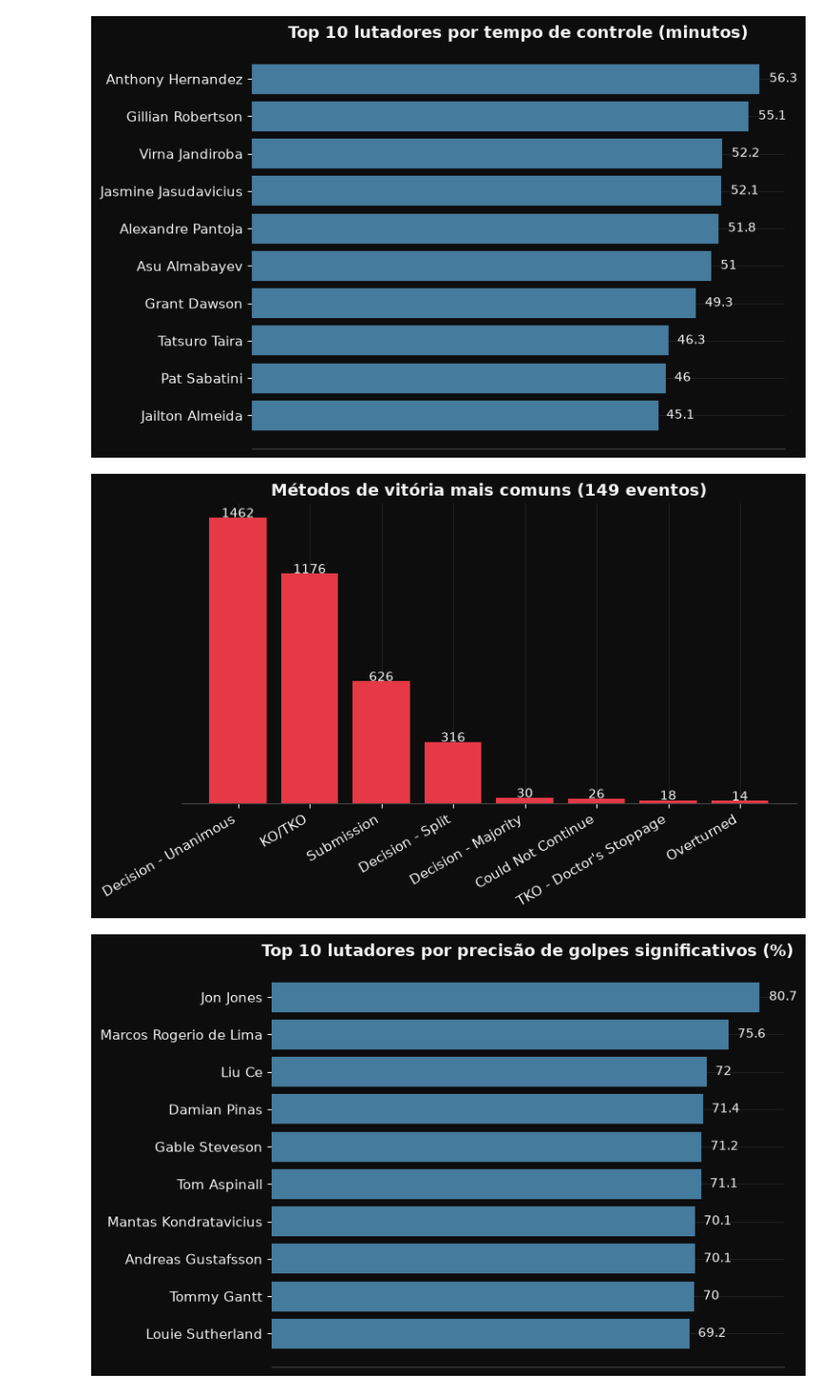
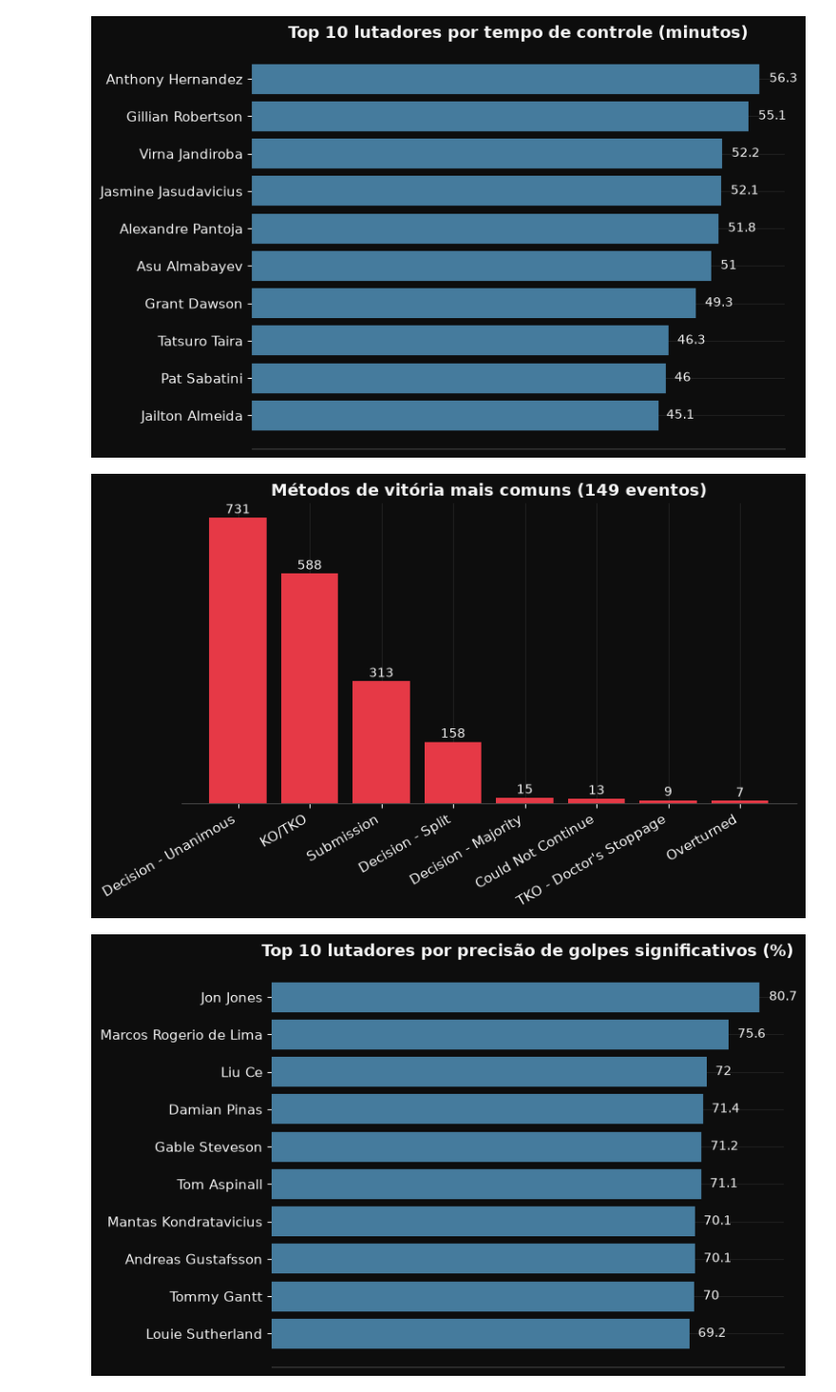
Before and after one commit to khannnn1/ufc-data, a Jupyter notebook: notebooks/02_visualizacao.ipynb, the cells around one changed output. Shown at 95% size. Cells and saved outputs as stored; diff of their text form; code cells hidden in the pictures.

```diff
--- a/notebooks/02_visualizacao.ipynb
+++ b/notebooks/02_visualizacao.ipynb
@@ -42,24 +42,25 @@ plt.show()
 # %% [output]
 [figure]
 # %%
-metodos = df["Method"].value_counts().head(8)
+# Uma linha por luta: o dataset tem uma por lutador, o que contaria cada luta duas vezes
+metodos = df.drop_duplicates("Fight_URL")["Method"].value_counts().head(8)
 
 fig, ax = plt.subplots(figsize=(8, 5))
 barras = ax.bar(metodos.index, metodos.values, color=COR_VERMELHO)
 
 for barra in barras:
     altura = barra.get_height()
-    ax.text(barra.get_x() + barra.get_width()/2, altura + 2,
+    ax.text(barra.get_x() + barra.get_width()/2, altura + metodos.max() * 0.015,
             f"{int(altura)}", ha="center", fontsize=10, color="#f5f5f5")
 
 ax.set_title("Métodos de vitória mais comuns (149 eventos)", fontsize=13, fontweight="bold")
 ax.set_yticks([])
 plt.xticks(rotation=30, ha="right")
 plt.tight_layout()
 plt.savefig("../figures/metodos_vitoria.png", dpi=150, facecolor=fig.get_facecolor())
 plt.show()
 # %% [output]
-[figure, old version]
+[figure, new version]
 # %%
 precisao = df.groupby("Fighter").agg(
     total_landed=("Sig_str_landed", "sum"),
```
Also changed, not shown: 2 other files.
